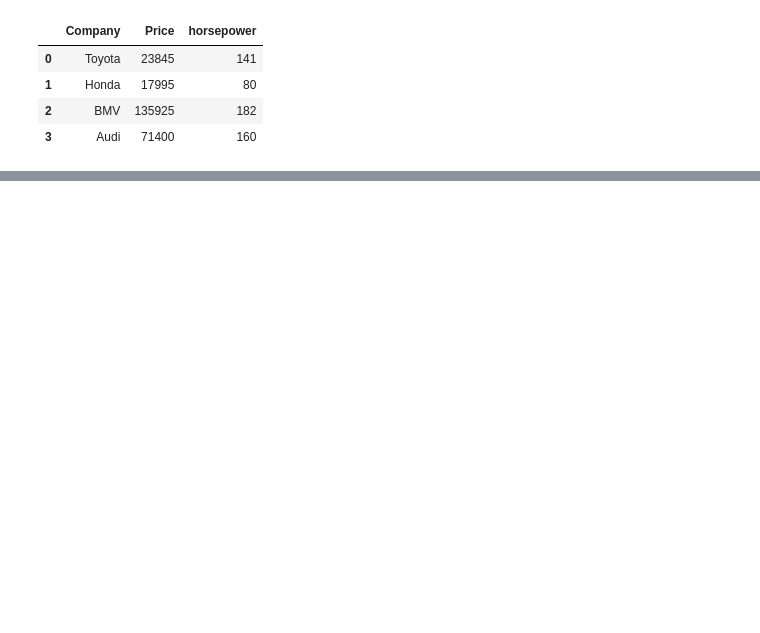
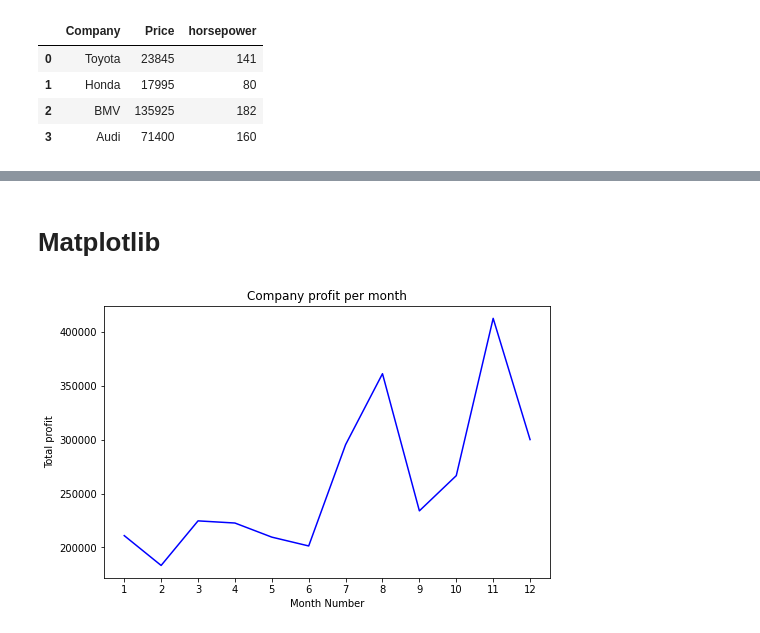
Before and after one commit to mayrealyam/SCA_python_libtasks, a Jupyter notebook: Numpy, Pandas and Matplotlib.ipynb, the cells around one changed output, grey strips where cells are left out. Saved outputs shown, nothing was run; the diff lists cells and outputs as text; code cells hidden in the pictures; blank space fills up the shorter version.

```diff
--- a/Numpy, Pandas and Matplotlib.ipynb
+++ b/Numpy, Pandas and Matplotlib.ipynb
@@ -282,0 +315,2 @@ ParserError: Error tokenizing data. C error: Expected 9 fields in line 7, saw 47
+# %%
+sales_df = pd.read_csv("C:/Users/Maryam Yusuf/Downloads/company_sales_data (2).xls")
@@ -282,0 +333,12 @@ ParserError: Error tokenizing data. C error: Expected 9 fields in line 7, saw 47
+# %% [markdown]
+# Matplotlib
+# %%
+plt.figure(figsize=(8, 5))
+plt.plot(sales_df["month_number"], sales_df["total_profit"], color = "blue")
+plt.xticks(ticks=np.arange(1, 13))
+plt.xlabel("Month Number")
+plt.ylabel("Total profit")
+plt.title("Company profit per month")
+plt.show()
+# %% [output]
+[figure, added]
```
Also changed, not shown: parts of 25 cells of this notebook.
